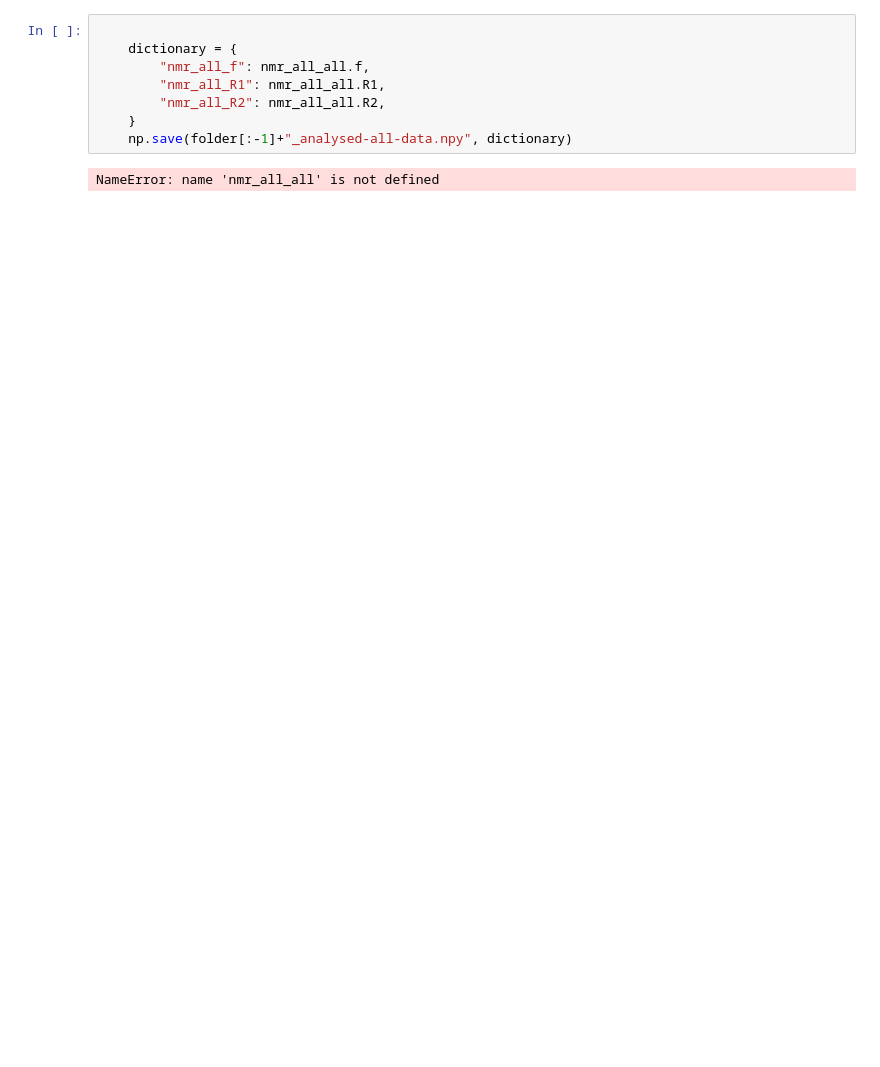
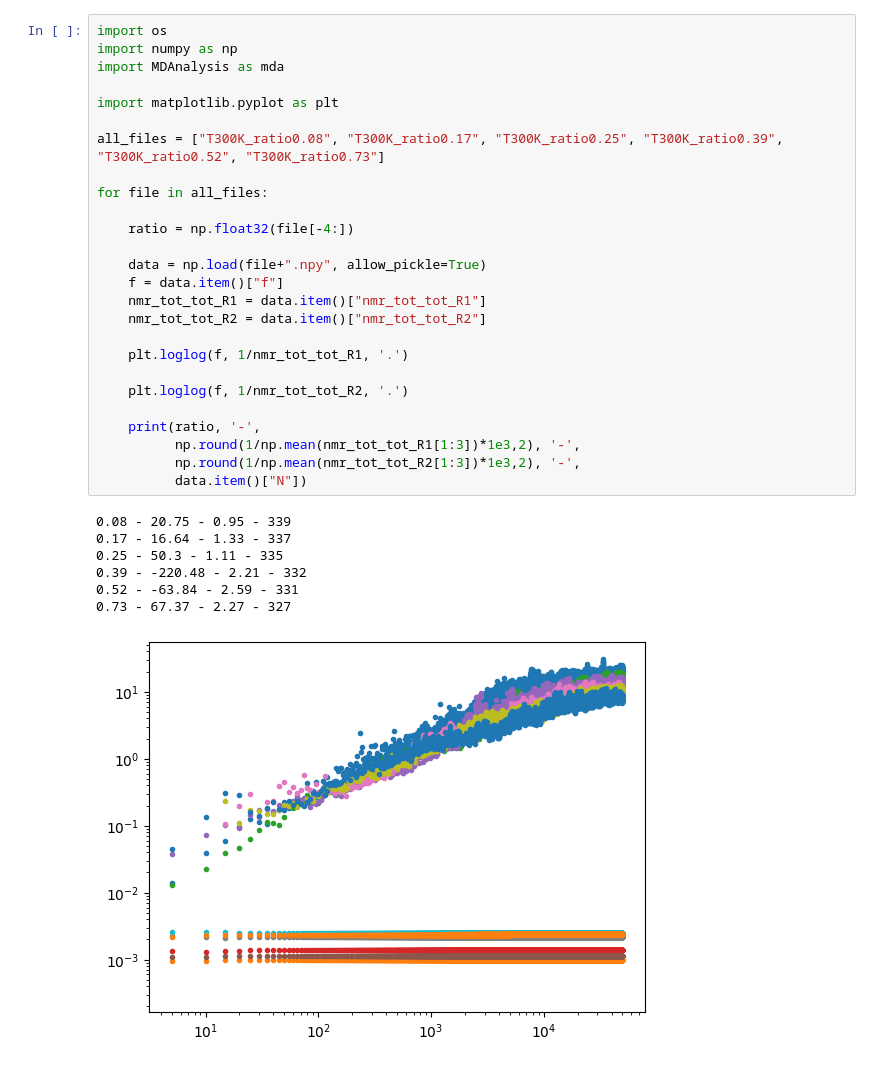
Before and after one commit to simongravelle/nmrformd, a Jupyter notebook: examples/analyse-scripts/HEWL-in-water/generate_figure.ipynb, the cells around one changed output. Drawn from its saved outputs; the diff is of its cells as text; blank space fills up the shorter version.

```diff
--- a/examples/analyse-scripts/HEWL-in-water/generate_figure.ipynb
+++ b/examples/analyse-scripts/HEWL-in-water/generate_figure.ipynb
@@ -32,10 +32,34 @@ for file in all_files:
-# %%
-
-    dictionary = {
-        "nmr_all_f": nmr_all_all.f,
-        "nmr_all_R1": nmr_all_all.R1,
-        "nmr_all_R2": nmr_all_all.R2,
-    }
-    np.save(folder[:-1]+"_analysed-all-data.npy", dictionary)
-# %% [output]
-NameError: name 'nmr_all_all' is not defined
+# %%
+import os
+import numpy as np
+import MDAnalysis as mda
+
+import matplotlib.pyplot as plt
+
+all_files = ["T300K_ratio0.08", "T300K_ratio0.17", "T300K_ratio0.25", "T300K_ratio0.39", "T300K_ratio0.52", "T300K_ratio0.73"]
+
+for file in all_files:
+
+    ratio = np.float32(file[-4:])
+
+    data = np.load(file+".npy", allow_pickle=True)
+    f = data.item()["f"]
+    nmr_tot_tot_R1 = data.item()["nmr_tot_tot_R1"]
+    nmr_tot_tot_R2 = data.item()["nmr_tot_tot_R2"]
+
+    plt.loglog(f, 1/nmr_tot_tot_R1, '.')
+
+    plt.loglog(f, 1/nmr_tot_tot_R2, '.')
+
+    print(ratio, '-',
+          np.round(1/np.mean(nmr_tot_tot_R1[1:3])*1e3,2), '-',
+          np.round(1/np.mean(nmr_tot_tot_R2[1:3])*1e3,2), '-',
+          data.item()["N"])
+# %% [output]
+0.08 - 20.75 - 0.95 - 339
+0.17 - 16.64 - 1.33 - 337
+0.25 - 50.3 - 1.11 - 335
+0.39 - -220.48 - 2.21 - 332
+0.52 - -63.84 - 2.59 - 331
+0.73 - 67.37 - 2.27 - 327
+[figure, added]
```
Also changed, not shown: parts of 1 cell of this notebook, 8 other files.
